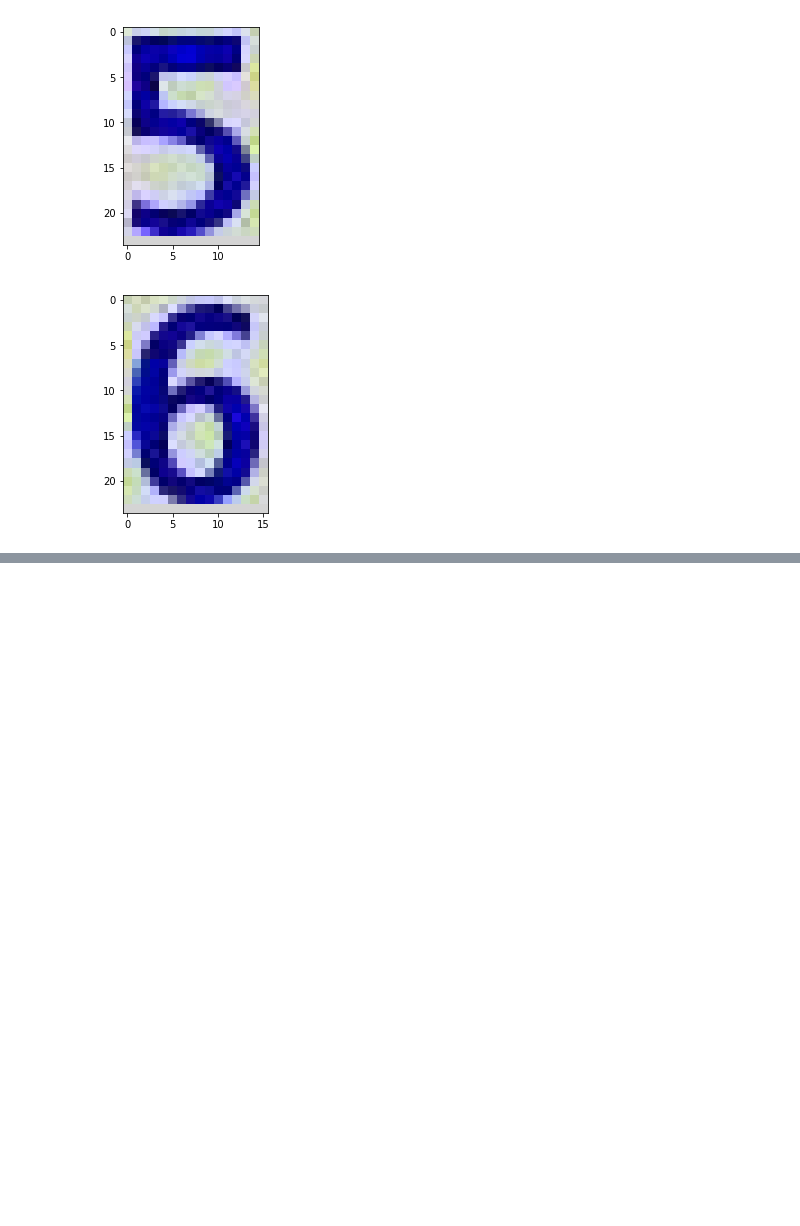
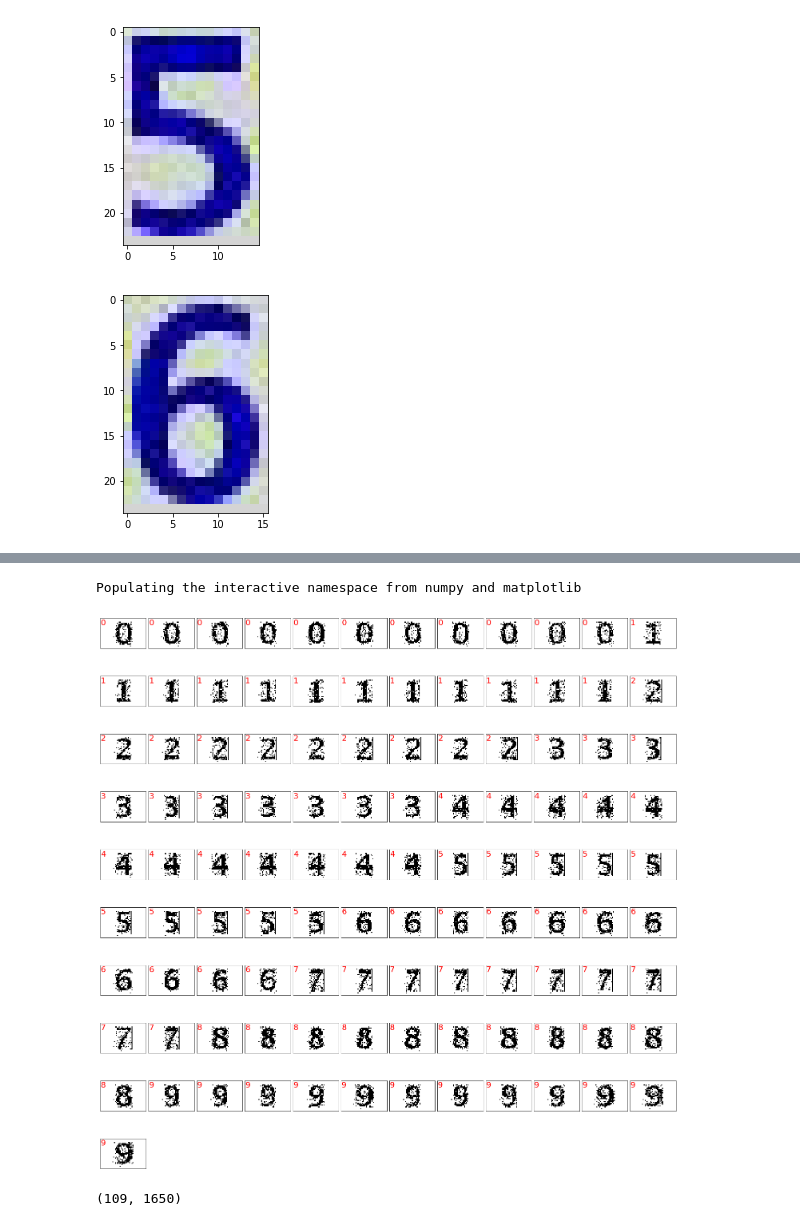
Before and after one commit to weishiny/PythonProgram, a Jupyter notebook: MachineLearningCAPTCHA.ipynb, the cells around one changed output, grey strips where cells are left out. Cells and saved outputs as stored; diff of their text form; code cells hidden in the pictures; blank space fills up the shorter version.

```diff
--- a/MachineLearningCAPTCHA.ipynb
+++ b/MachineLearningCAPTCHA.ipynb
@@ -138,0 +159,31 @@ for id, (x,y,w,h) in enumerate(ary):
+# %%
+#把每張圖做RESIZE,並在圖上標示數字
+
+%pylab inline
+import os
+
+#分類器:是一個監督式學習模型, 他會有兩個東西:一個是特徵一個是預測的目標
+digits = [] #訓練的特徵
+labels = [] #分類目標的答案, 都是0的就放0, 都是1的就放1,...
+basewidth = 50
+fig = plt.figure(figsize = (20,20))
+cnt = 0
+fig.subplots_adjust(left=0, right=1, bottom=0, top=1, hspace=0.05, wspace=0.05)
+for i in range(0,10):
+    for img in os.listdir('{}/'.format(i)):
+        pil_image = PIL.Image.open('{}/{}'.format(i, img)).convert('1')
+
+        wpercent = (basewidth/float(pil_image.size[0]))
+        hsize = int((float(pil_image.size[1])*float(wpercent)))
+        img = pil_image.resize((basewidth,hsize), PIL.Image.ANTIALIAS)
+
+        ax = fig.add_subplot(10, 12, cnt+1, xticks=[], yticks=[]) #在10*12=120個SIZE的圖上印出100多張圖
+        ax.imshow(img,cmap=plt.cm.binary,interpolation='nearest')
+        ax.text(0, 7, str(i), color="red", fontsize = 20) #在每張圖的Y軸畫上一個字
+        cnt = cnt + 1
+
+        digits.append([pixel for pixel in iter(img.getdata())])
+        labels.append(i)
+# %% [output]
+Populating the interactive namespace from numpy and matplotlib
+[figure, added]
@@ -138,0 +193,4 @@ for id, (x,y,w,h) in enumerate(ary):
+# %%
+digit_ary.shape #在這個特徵集裡有多少的資料: 109個數字, 每個數字可以變成一個1650(50*33)長度的向量
+# %% [output]
+(109, 1650)
```
Also changed, not shown: parts of 18 cells of this notebook, 6 other files.
